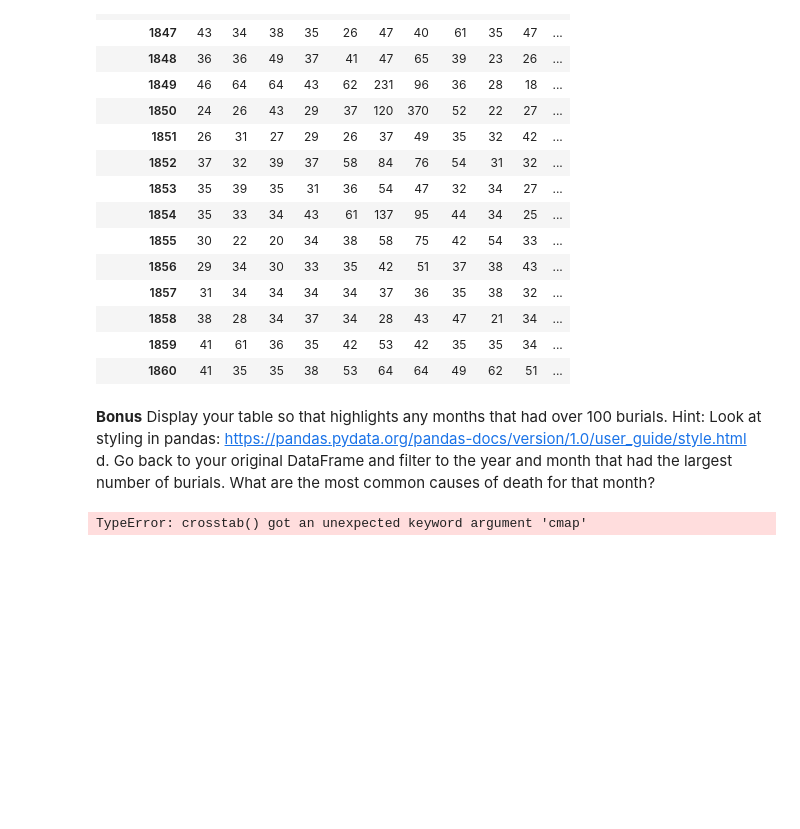
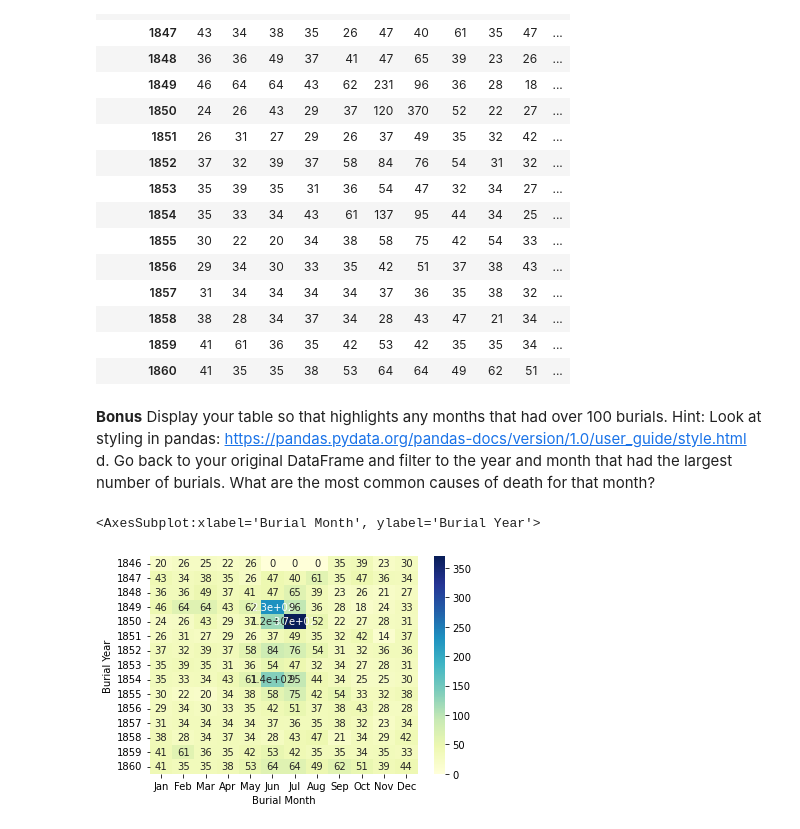
Before and after one commit to NSS-Data-Analytics-Cohort-10/advanced-pandas-t-white-21, a Jupyter notebook: notebook/nc_project.ipynb, the cells around one changed output. Saved outputs shown, nothing was run; the diff lists cells and outputs as text; code cells hidden in the pictures; blank space fills up the shorter version.

```diff
--- a/notebook/nc_project.ipynb
+++ b/notebook/nc_project.ipynb
@@ -166,10 +166,11 @@ year_mon_tab.loc[1846:1860]
 | 1858 | 38 | 28 | 34 | 37 | 34 | 28 | 43 | 47 | 21 | 34 | ... |
 | 1859 | 41 | 61 | 36 | 35 | 42 | 53 | 42 | 35 | 35 | 34 | ... |
 | 1860 | 41 | 35 | 35 | 38 | 53 | 64 | 64 | 49 | 62 | 51 | ... |
-# %% [markdown]
- **Bonus** Display your table so that highlights any months that had over 100 burials. Hint: Look at styling in pandas: https://pandas.pydata.org/pandas-docs/version/1.0/user_guide/style.html
-    d. Go back to your original DataFrame and filter to the year and month that had the largest number of burials. What are the most common causes of death for that month?
-# %%
-find sns heatmap
-# %% [output]
-TypeError: crosstab() got an unexpected keyword argument 'cmap'
+# %% [markdown]
+ **Bonus** Display your table so that highlights any months that had over 100 burials. Hint: Look at styling in pandas: https://pandas.pydata.org/pandas-docs/version/1.0/user_guide/style.html
+    d. Go back to your original DataFrame and filter to the year and month that had the largest number of burials. What are the most common causes of death for that month?
+# %%
+sns.heatmap(year_mon_tab.loc[1846:1860], cmap="YlGnBu", annot=True)
+# %% [output]
+<AxesSubplot:xlabel='Burial Month', ylabel='Burial Year'>
+[figure, added]
```
Also changed, not shown: parts of 9 cells of this notebook.
